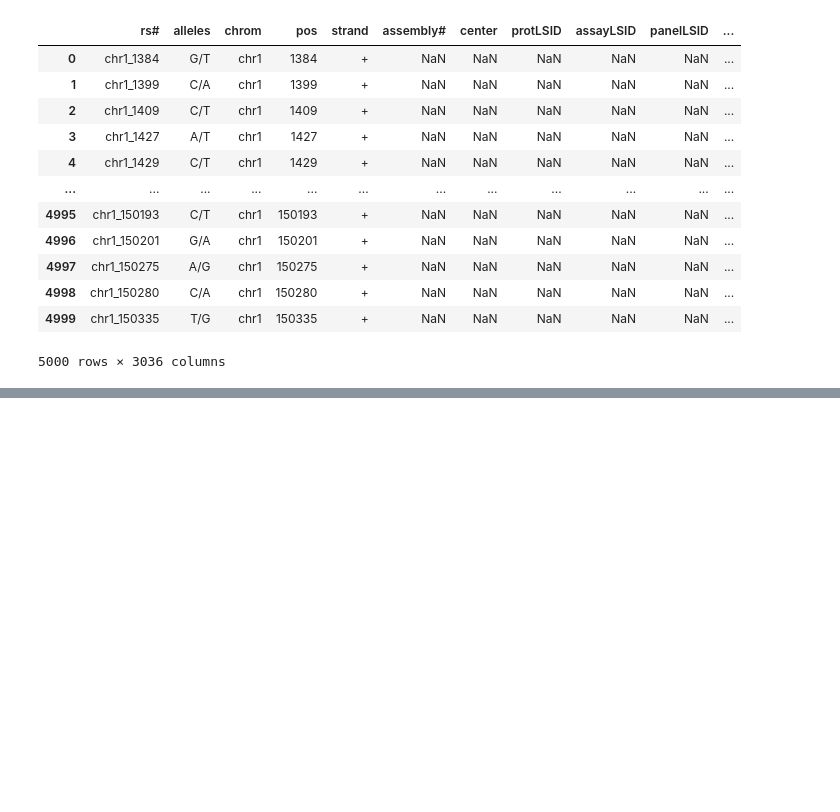
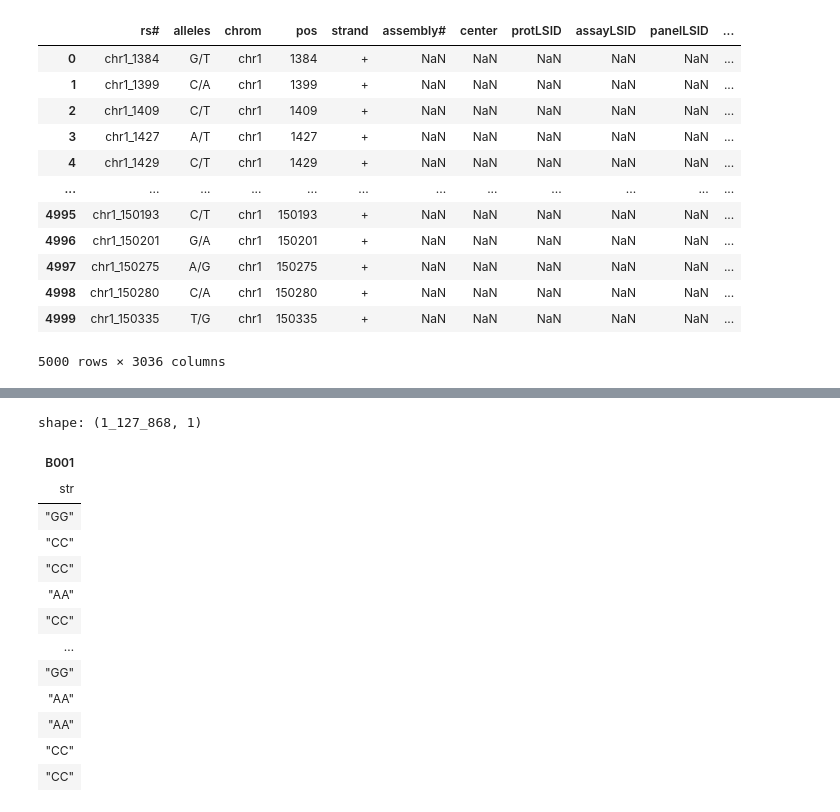
Before and after one commit to Soum-Soum/Dna-Transformer, a Jupyter notebook: test_data.ipynb, the cells around one changed output, grey strips where cells are left out. Saved outputs shown, nothing was run; the diff lists cells and outputs as text; code cells hidden in the pictures; blank space fills up the shorter version.

```diff
--- a/test_data.ipynb
+++ b/test_data.ipynb
@@ -249,0 +128,17 @@ shape: (7, 4)
+# %%
+first_individual = individuals[0]
+# %% [output]
+shape: (1_127_868, 1)
+| B001 |
+| str |
+| "GG" |
+| "CC" |
+| "CC" |
+| "AA" |
+| "CC" |
+| … |
+| "GG" |
+| "AA" |
+| "AA" |
+| "CC" |
+| "CC" |
```
Also changed, not shown: parts of 28 cells of this notebook, 12 other files.
